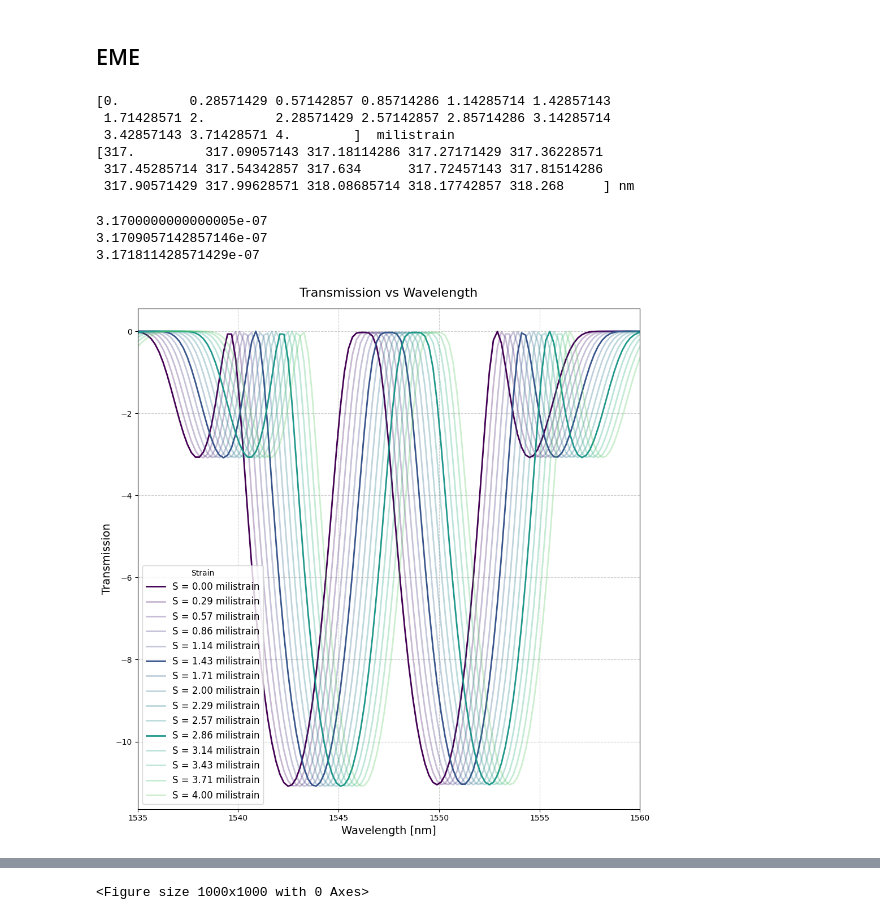
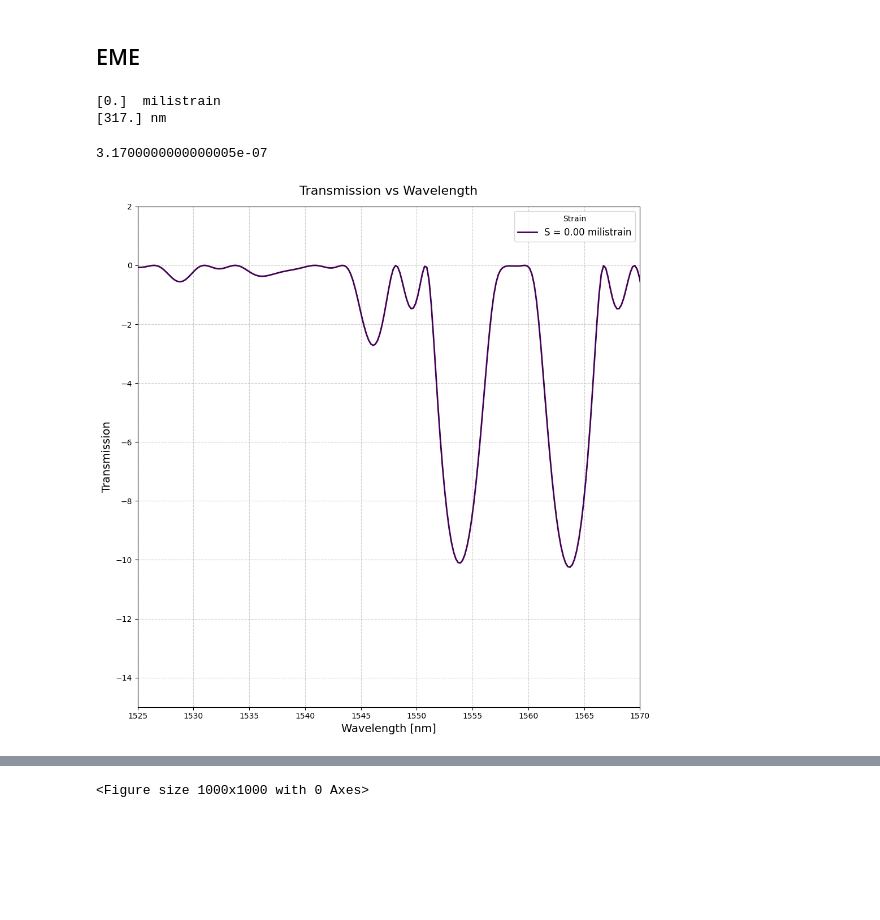
Before and after one commit to EriCand-Ss/Photonics-API-lumapi, a Jupyter notebook: STRAIN SENSOR/SILICON BRAGG/API - PHASE SHIFTER.ipynb, the cells around one changed output, grey strips where cells are left out. Saved outputs shown, nothing was run; the diff lists cells and outputs as text; code cells hidden in the pictures; blank space fills up the shorter version.

```diff
--- a/STRAIN SENSOR/SILICON BRAGG/API - PHASE SHIFTER.ipynb
+++ b/STRAIN SENSOR/SILICON BRAGG/API - PHASE SHIFTER.ipynb
@@ -32,8 +32,8 @@ L_pd = 317*nm # Grating period
 material_Si ='silicon_thermal' #"Si (Silicon) - Palik"
 material_BOX = "SiO2 thermal"
 
-w_box = 4*um
-t_box = 4*um
+w_box = 2*um
+t_box = 2*um
 nb = 500
 wvg = np.linspace(1500e-9, 1600e-9, nb)
 # %%
@@ -68,20 +68,16 @@ Lambda =  315.64009060296877  nm
 # %% [markdown]
 ## EME
 # %%
-S = np.linspace(0,0.004,15)
+S = np.linspace(0,0.008,1)
 print(S*1e3," milistrain")
 Lambda_strain = L_pd*(1+S)
 print(Lambda_strain*1e9, "nm")
 # %% [output]
-[0.         0.28571429 0.57142857 0.85714286 1.14285714 1.42857143
- 1.71428571 2.         2.28571429 2.57142857 2.85714286 3.14285714
- 3.42857143 3.71428571 4.        ]  milistrain
-[317.         317.09057143 317.18114286 317.27171429 317.36228571
- 317.45285714 317.54342857 317.634      317.72457143 317.81514286
- 317.90571429 317.99628571 318.08685714 318.17742857 318.268     ] nm
+[0.]  milistrain
+[317.] nm
 # %%
 
-phases = 1
+phases = 3
 periods = [45,104,104,45]
 mesh = 0.01e-6
 
@@ -101,7 +97,7 @@ for i in range(len(S)):
                                                                       W_small*(1+S[i]*variacao_apenas_em_y),width*(1+S[i]*variacao_apenas_em_y),
                                                                       thickness*(1+S[i]*variacao_apenas_em_z),
                                                                       w_box*(1+S[i]*variacao_apenas_em_y),t_box*(1+S[i]*variacao_apenas_em_z),
-                                                                      material_Si,material_BOX,wvg[0],wvg[-1],nb,periods=np.array([75,75]),
+                                                                      material_Si,material_BOX,wvg[0],wvg[-1],nb,periods=np.array([45,104,104,45]),
                                                                       Phases=phases,condicao="PML")
     # R, S11M, S11F,S21M,S21F = bt.func_extra(bt,importlib,emeApi, phases, L_pd*(1+S[i]*variacao_apenas_em_x),
     #                                         width_ridge*(1+S[i]*variacao_apenas_em_y), Delta_W*(1+S[i]*variacao_apenas_em_y),
@@ -114,12 +110,14 @@ for i in range(len(S)):
     S21_fase.append(S21F)
 # %% [output]
 3.1700000000000005e-07
-3.1709057142857146e-07
-3.171811428571429e-07
 # %%
 cmap = plt.cm.viridis
 
 plt.figure(figsize=(10, 10))
+
+x_max1, _ = utils.achar_x_e_y_maximo_em_um_intervalo_quando_tiver_varios_picos(
+    S21_modulo[0], wvg*1e9, 1545, 1550
+)
 
 if(len(S)>0):
     for i in range(len(S)):
@@ -131,32 +129,37 @@ if(len(S)>0):
                 markersize=6,
                 linewidth=2,
                 color=cmap(0.8*i/len(S)),
                 label = f"S = {S[i]*1e3:.2f} milistrain"
             )
         else:
             plt.plot(
                 wvg * 1e9,
                 20*np.log10(S21_modulo[i]),
                 markerfacecolor='none',  # bola vazada
                 markersize=6,
                 linewidth=2,
                 color=cmap(0.8*i/len(S)),
                 alpha = 0.3,
                 label = f"S = {S[i]*1e3:.2f} milistrain"
             )
 
-plt.xlim(1535,1560)
+
+
+
+plt.xlim(1525,1570)
+plt.ylim(-15,2)
 
 plt.xlabel("Wavelength [nm]", fontsize=14)
 plt.ylabel("Transmission", fontsize=14)
 plt.title("Transmission vs Wavelength", fontsize=16, pad=15)
 plt.legend(title="Strain", fontsize=12)
 
 plt.grid(True, linestyle="--", alpha=0.6)
 plt.tight_layout()
 
 plt.savefig(os.getcwd() + fr"\RESULTADOS2\Reflectance_vs_wavelength_zerostrain.png", dpi=300, bbox_inches="tight")
 
+
 plt.show()
 # %% [output]
-[figure, old version]
+[figure, new version]
```
Also changed, not shown: parts of 9 cells of this notebook, 45 other files.
